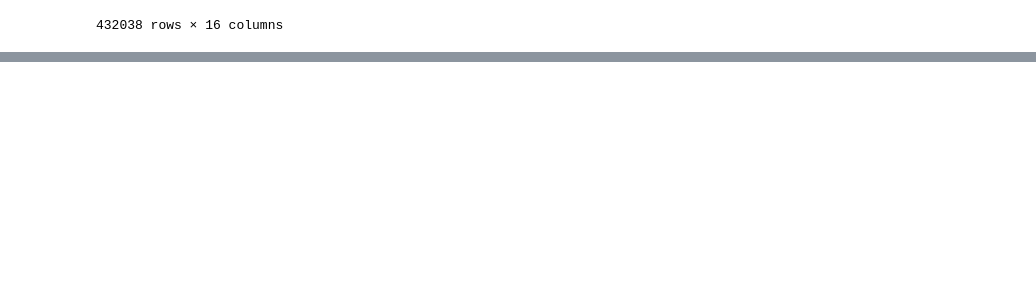
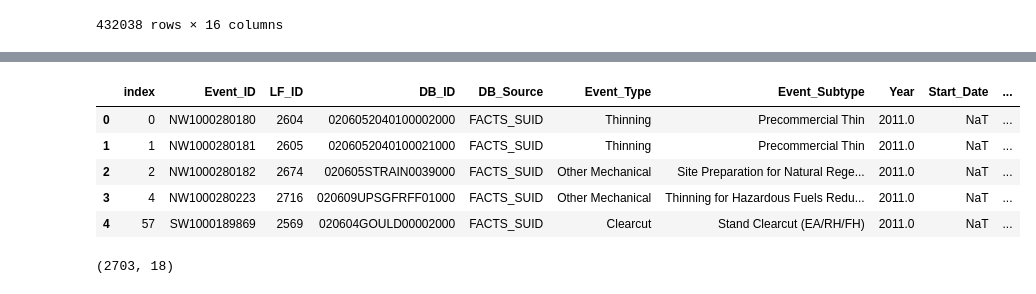
Before and after one commit to CU-ESIIL/FCC24_Group_3, a Jupyter notebook: code/data_exploration/landfire_exploration.ipynb, the cells around one changed output, grey strips where cells are left out. Saved outputs shown, nothing was run; the diff lists cells and outputs as text; code cells hidden in the pictures; blank space fills up the shorter version.

```diff
--- a/code/data_exploration/landfire_exploration.ipynb
+++ b/code/data_exploration/landfire_exploration.ipynb
@@ -44,0 +168,9 @@ df_treatment_filter.to_file("/home/jovyan/data-store/data/iplant/home/shared/ear
+# %%
+df_treatment_filter.head()
+# %% [output]
+|  | index | Event_ID | LF_ID | DB_ID | DB_Source | Event_Type | Event_Subtype | Year | Start_Date | ... |
+| 0 | 0 | NW1000280180 | 2604 | 0206052040100002000 | FACTS_SUID | Thinning | Precommercial Thin | 2011.0 | NaT | ... |
+| 1 | 1 | NW1000280181 | 2605 | 0206052040100021000 | FACTS_SUID | Thinning | Precommercial Thin | 2011.0 | NaT | ... |
+| 2 | 2 | NW1000280182 | 2674 | 020605STRAIN0039000 | FACTS_SUID | Other Mechanical | Site Preparation for Natural Rege... | 2011.0 | NaT | ... |
+| 3 | 4 | NW1000280223 | 2716 | 020609UPSGFRFF01000 | FACTS_SUID | Other Mechanical | Thinning for Hazardous Fuels Redu... | 2011.0 | NaT | ... |
+| 4 | 57 | SW1000189869 | 2569 | 020604GOULD00002000 | FACTS_SUID | Clearcut | Stand Clearcut (EA/RH/FH) | 2011.0 | NaT | ... |
@@ -44,0 +192,4 @@ df_treatment_filter.to_file("/home/jovyan/data-store/data/iplant/home/shared/ear
+# %%
+df_fuel_treatment_clipped.shape
+# %% [output]
+(2703, 18)
```
Also changed, not shown: parts of 34 cells of this notebook.
